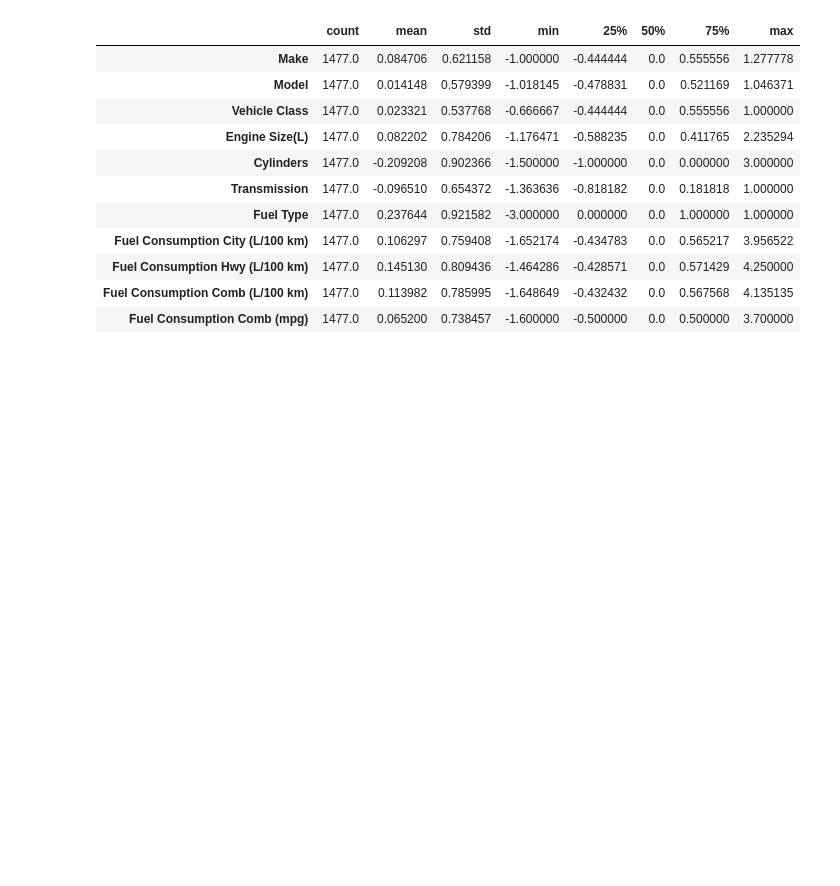
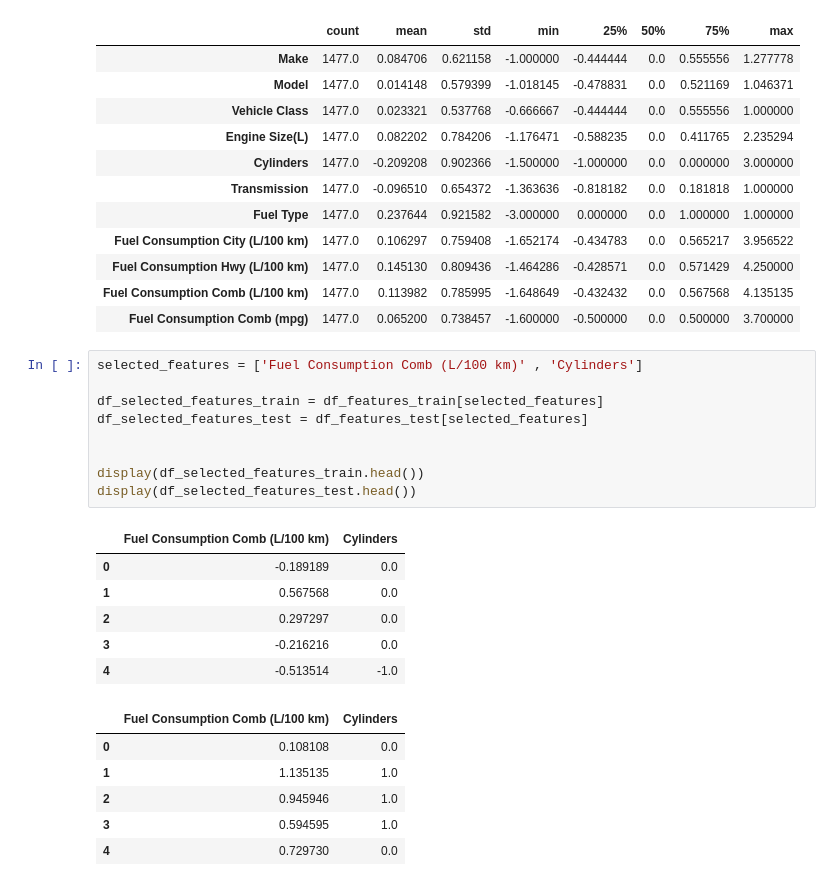
Before and after one commit to shahdosama10/ML_Co2_Emissions_Prediction, a Jupyter notebook: co2.ipynb, the cells around one changed output. Cells and saved outputs as stored; diff of their text form; blank space fills up the shorter version.

```diff
--- a/co2.ipynb
+++ b/co2.ipynb
@@ -240,3 +241,25 @@ display(df_features_test.describe().T)
 | Fuel Consumption Hwy (L/100 km) | 1477.0 | 0.145130 | 0.809436 | -1.464286 | -0.428571 | 0.0 | 0.571429 | 4.250000 |
 | Fuel Consumption Comb (L/100 km) | 1477.0 | 0.113982 | 0.785995 | -1.648649 | -0.432432 | 0.0 | 0.567568 | 4.135135 |
 | Fuel Consumption Comb (mpg) | 1477.0 | 0.065200 | 0.738457 | -1.600000 | -0.500000 | 0.0 | 0.500000 | 3.700000 |
+# %%
+selected_features = ['Fuel Consumption Comb (L/100 km)' , 'Cylinders']
+
+df_selected_features_train = df_features_train[selected_features]
+df_selected_features_test = df_features_test[selected_features]
+
+
+display(df_selected_features_train.head())
+display(df_selected_features_test.head())
+# %% [output]
+|  | Fuel Consumption Comb (L/100 km) | Cylinders |
+| 0 | -0.189189 | 0.0 |
+| 1 | 0.567568 | 0.0 |
+| 2 | 0.297297 | 0.0 |
+| 3 | -0.216216 | 0.0 |
+| 4 | -0.513514 | -1.0 |
+|  | Fuel Consumption Comb (L/100 km) | Cylinders |
+| 0 | 0.108108 | 0.0 |
+| 1 | 1.135135 | 1.0 |
+| 2 | 0.945946 | 1.0 |
+| 3 | 0.594595 | 1.0 |
+| 4 | 0.729730 | 0.0 |
```
Also changed, not shown: parts of 2 cells of this notebook.
